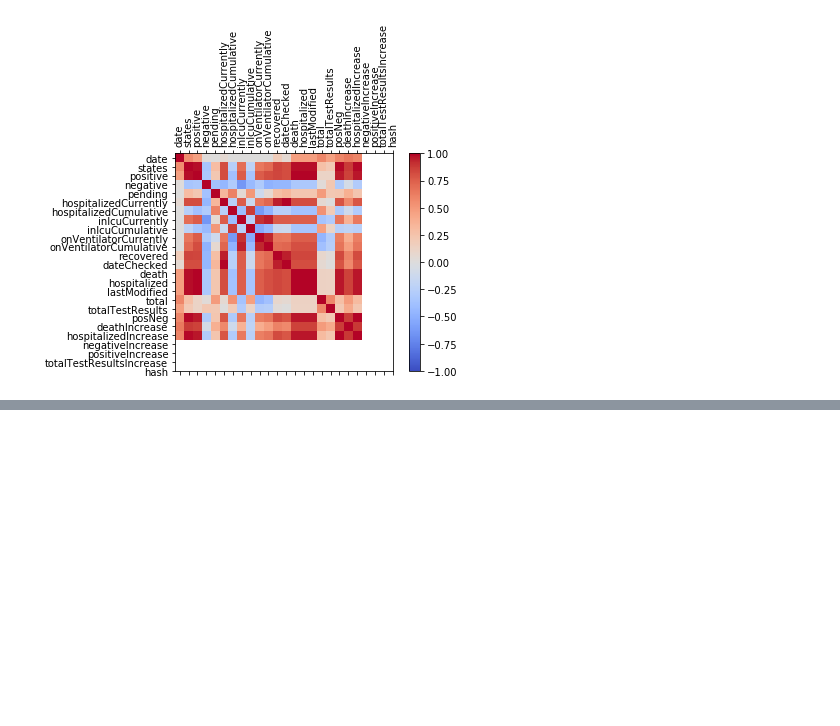
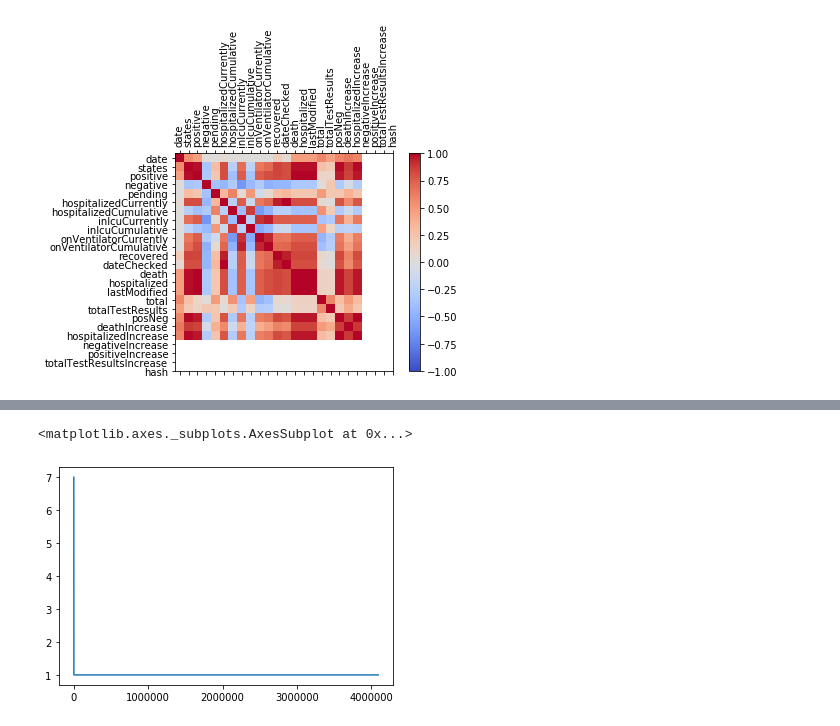
Before and after one commit to anu0012/COVID_Prediction, a Jupyter notebook: Correlation.ipynb, the cells around one changed output, grey strips where cells are left out. Cells and saved outputs as stored; diff of their text form; code cells hidden in the pictures; blank space fills up the shorter version.

```diff
--- a/Correlation.ipynb
+++ b/Correlation.ipynb
@@ -95,0 +112,5 @@ plt.show()
+# %%
+daily_data['positive'].value_counts().sort_index().plot.line()
+# %% [output]
+<matplotlib.axes._subplots.AxesSubplot at 0x...>
+[figure, added]
```
Also changed, not shown: parts of 8 cells of this notebook.
